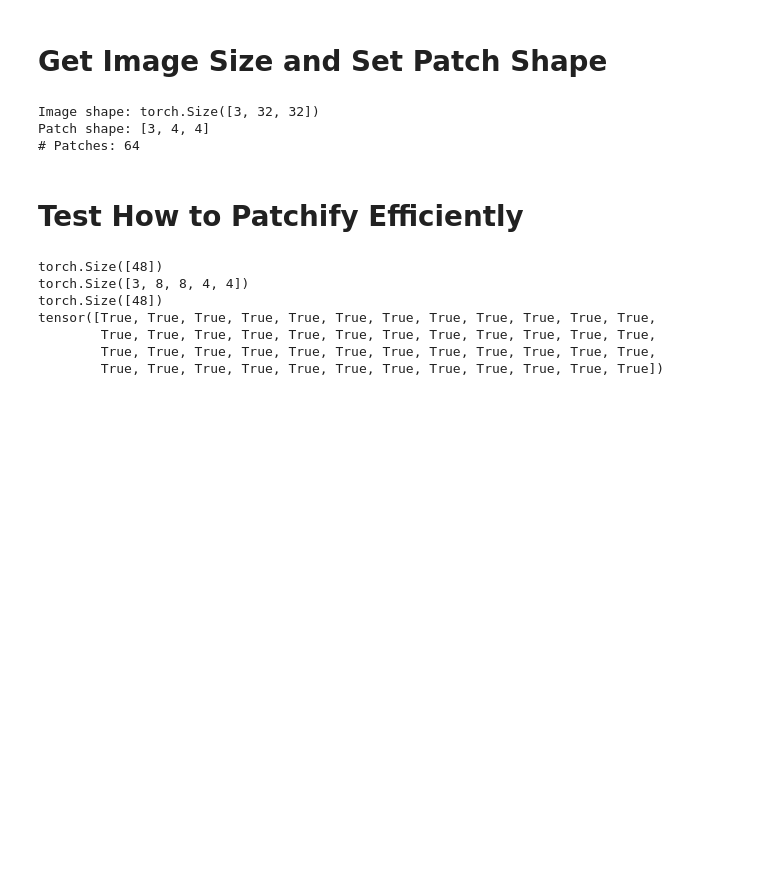
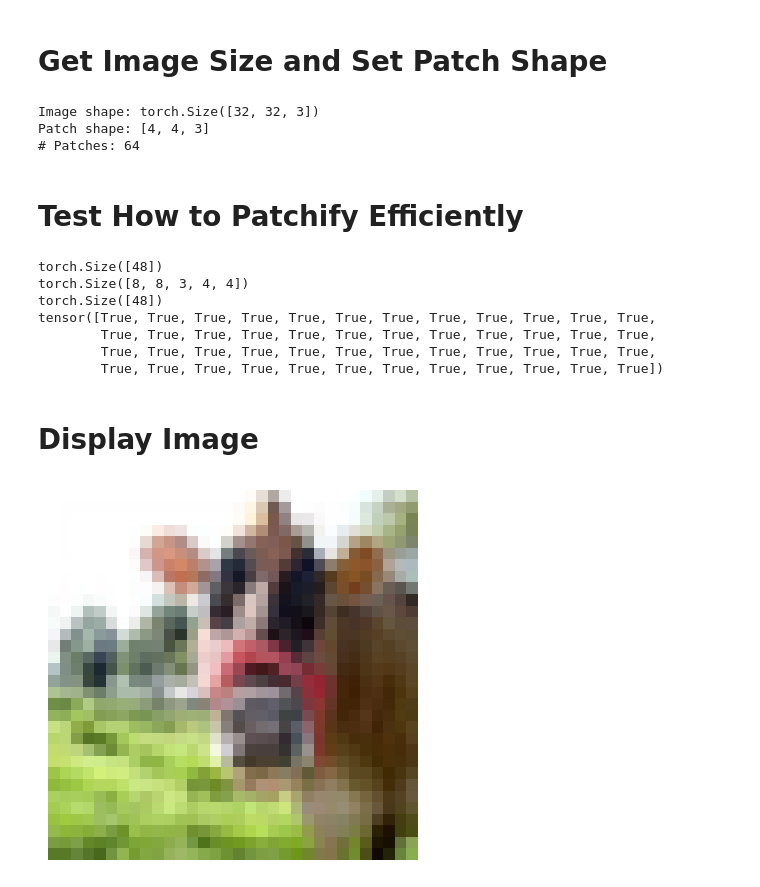
Before and after one commit to jmsalvador2395/notebooks, a Jupyter notebook: vit_patchify.ipynb, the cells around one changed output. Cells and saved outputs as stored; diff of their text form; code cells hidden in the pictures; blank space fills up the shorter version.

```diff
--- a/vit_patchify.ipynb
+++ b/vit_patchify.ipynb
@@ -17,7 +17,7 @@ The autoreload extension is already loaded. To reload it, use:
 # %%
 ds = datasets.load_dataset('cifar100',
                            cache_dir='./cache',
-                           trust_remote_code=True)
+                           trust_remote_code=True).with_format('pt')
 
 print(ds)
 # %% [output]
@@ -34,39 +34,48 @@ DatasetDict({
 # %% [markdown]
 # Get Image Size and Set Patch Shape
 # %%
-img = pil_to_tensor(ds['train'][0]['img'])
+img = ds['train'][0]['img']
 
-C, W, H = img.shape
-Cp, Wp, Hp = C, 4, 4
+W, H, C = img.shape
+Wp, Hp, Cp = 4, 4, C
 
 img_shape = list(img.shape)
-patch_shape = [Cp, Wp, Hp]
+patch_shape = [Wp, Hp, Cp]
 num_patches = int(np.prod(img_shape)/np.prod(patch_shape))
 
 print(f'Image shape: {img.shape}')
 print(f'Patch shape: {patch_shape}')
-print(f'# Patches: {num_pataches}')
+print(f'# Patches: {num_patches}')
 # %% [output]
-Image shape: torch.Size([3, 32, 32])
-Patch shape: [3, 4, 4]
+Image shape: torch.Size([32, 32, 3])
+Patch shape: [4, 4, 3]
 # Patches: 64
 # %% [markdown]
 # Test How to Patchify Efficiently
 # %%
-true_patch = img[:Cp, :Wp, :Hp].flatten()
+true_patch = img[:Wp, :Hp, :Cp].flatten()
 print(true_patch.shape)
 #test_patch = torch.ones(true_patch.shape)
-test_patch = img.unfold(1, Wp, Wp).unfold(2, Hp, Hp)
+test_patch = img.unfold(0, Wp, Wp).unfold(1, Hp, Hp)
 print(test_patch.shape)
-test_patch = test_patch.permute(1, 2, 0, 3, 4).reshape((num_patches, -1))[0]
+test_patch = test_patch.permute(0, 1, 3, 4, 2).reshape((num_patches, -1))[0]
 print(test_patch.shape)
 
 print(true_patch == test_patch)
 # %% [output]
 torch.Size([48])
-torch.Size([3, 8, 8, 4, 4])
+torch.Size([8, 8, 3, 4, 4])
 torch.Size([48])
 tensor([True, True, True, True, True, True, True, True, True, True, True, True,
         True, True, True, True, True, True, True, True, True, True, True, True,
         True, True, True, True, True, True, True, True, True, True, True, True,
         True, True, True, True, True, True, True, True, True, True, True, True])
+# %% [markdown]
+# Display Image
+# %%
+fig, ax = plt.subplots()
+ax.imshow(img)
+ax.axis('off')
+plt.show()
+# %% [output]
+[figure, added]
```
Also changed, not shown: parts of 7 cells of this notebook, 5 other files.
